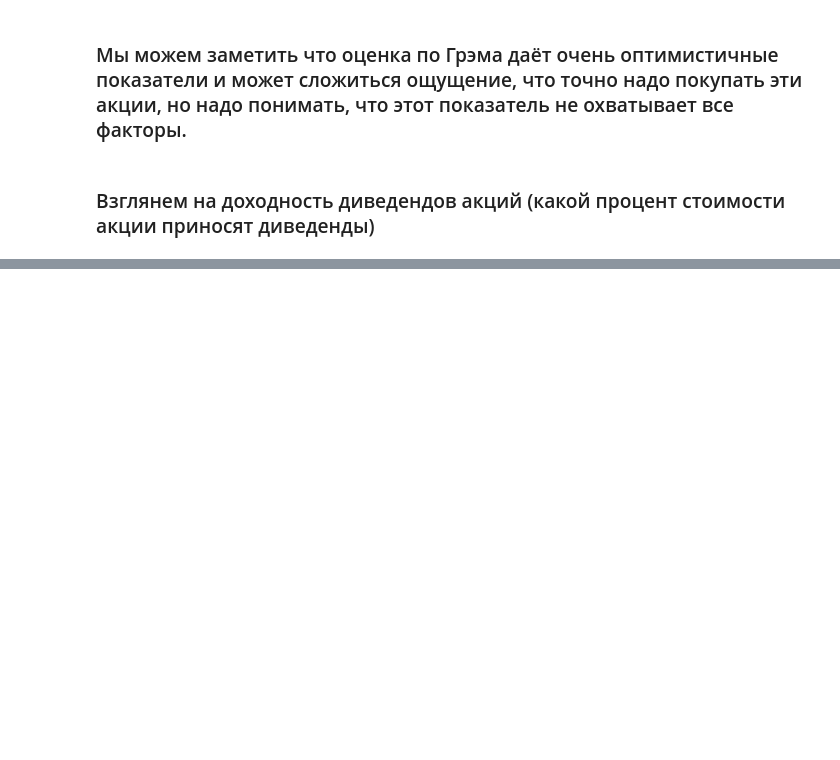
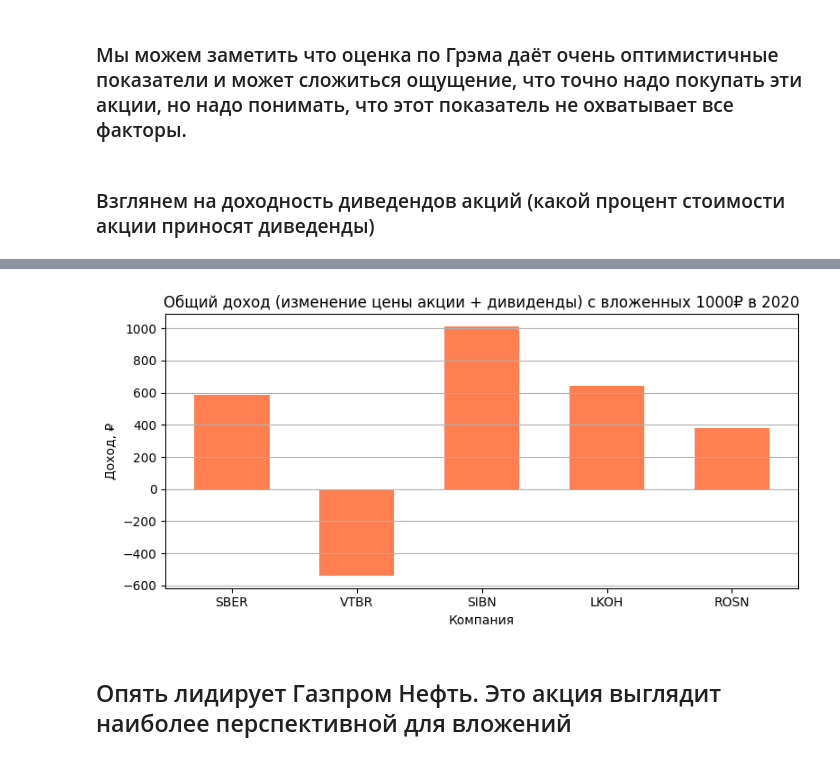
Before and after one commit to Lepiev/finance, a Jupyter notebook: analysis.ipynb, the cells around one changed output, grey strips where cells are left out. Cells and saved outputs as stored; diff of their text form; code cells hidden in the pictures; blank space fills up the shorter version.

```diff
--- a/analysis.ipynb
+++ b/analysis.ipynb
@@ -199,0 +267,43 @@ plt.show()
+# %%
+initial_prices = prices.iloc[0]
+last_prices    = prices.iloc[-1]
+
+
+# 3) Считаем по каждой акции
+rows = []
+for t in TICKERS:
+    init_p = initial_prices[t]
+    last_p = last_prices[t]
+    shares = initial_investment / init_p
+    total_div      = sum(dividends[t])
+    capital_gain   = (last_p - init_p) * shares
+    dividend_income = shares * total_div
+    total_profit   = capital_gain + dividend_income
+    roi_pct        = total_profit / initial_investment * 100
+
+    rows.append({
+        'Ticker': t,
+        'InitPrice (₽)': round(init_p,2),
+        'LastPrice (₽)': round(last_p,2),
+        'Shares': round(shares,4),
+        'CapitalGain (₽)': round(capital_gain,2),
+        'DividendIncome (₽)': round(dividend_income,2),
+        'TotalProfit (₽)': round(total_profit,2),
+        'ROI (%)': round(roi_pct,2)
+    })
+
+df_perf = pd.DataFrame(rows).set_index('Ticker')
+
+# 4) Визуализация общего дохода
+fig, ax = plt.subplots(figsize=(8,4))
+ax.bar(df_perf.index, df_perf['TotalProfit (₽)'], color='coral', width=0.6)
+ax.set_title('Общий доход (изменение цены акции + дивиденды) с вложенных 1000₽ в 2020')
+ax.set_ylabel('Доход, ₽')
+ax.set_xlabel('Компания')
+ax.grid(axis='y')
+plt.tight_layout()
+plt.show()
+# %% [output]
+[figure, added]
+# %% [markdown]
+## Опять лидирует Газпром Нефть. Это акция выглядит наиболее перспективной для вложений
```
Also changed, not shown: parts of 7 cells of this notebook.
